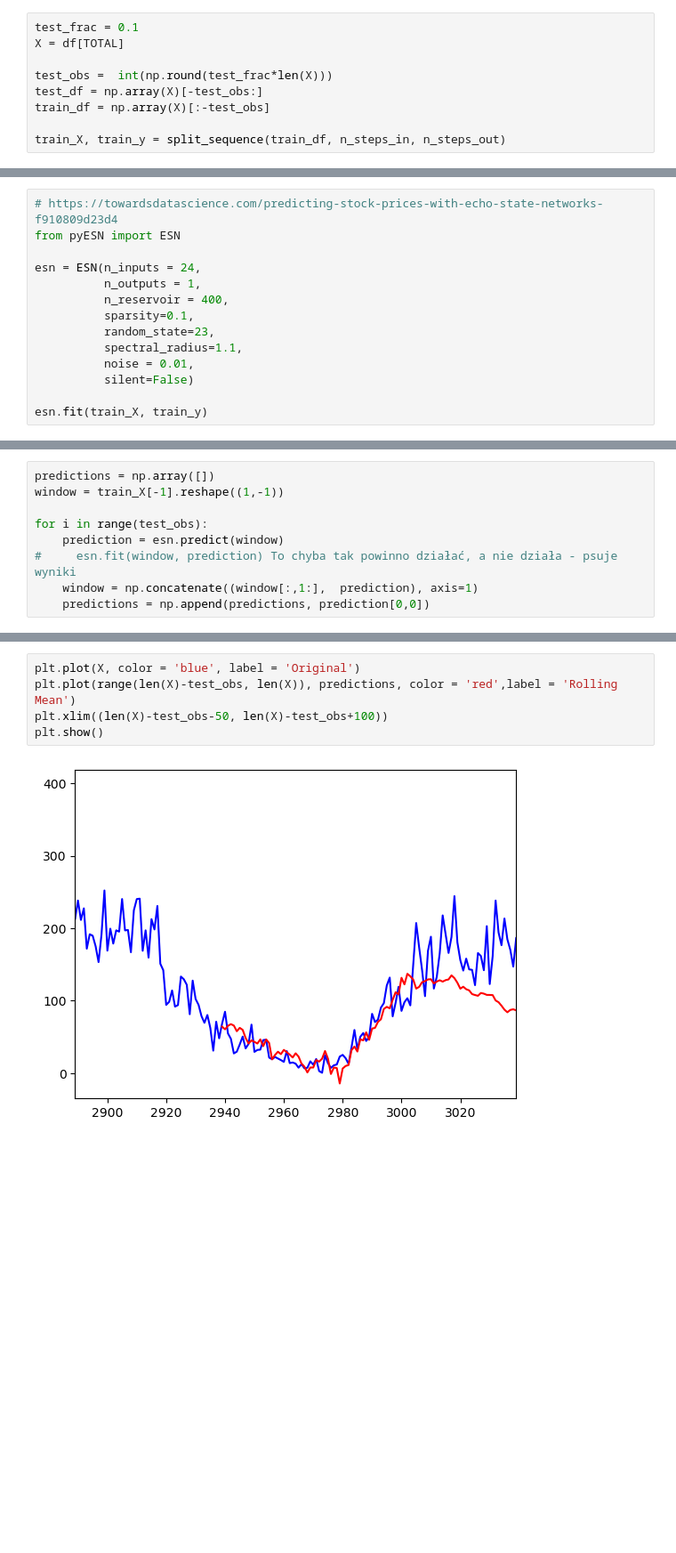
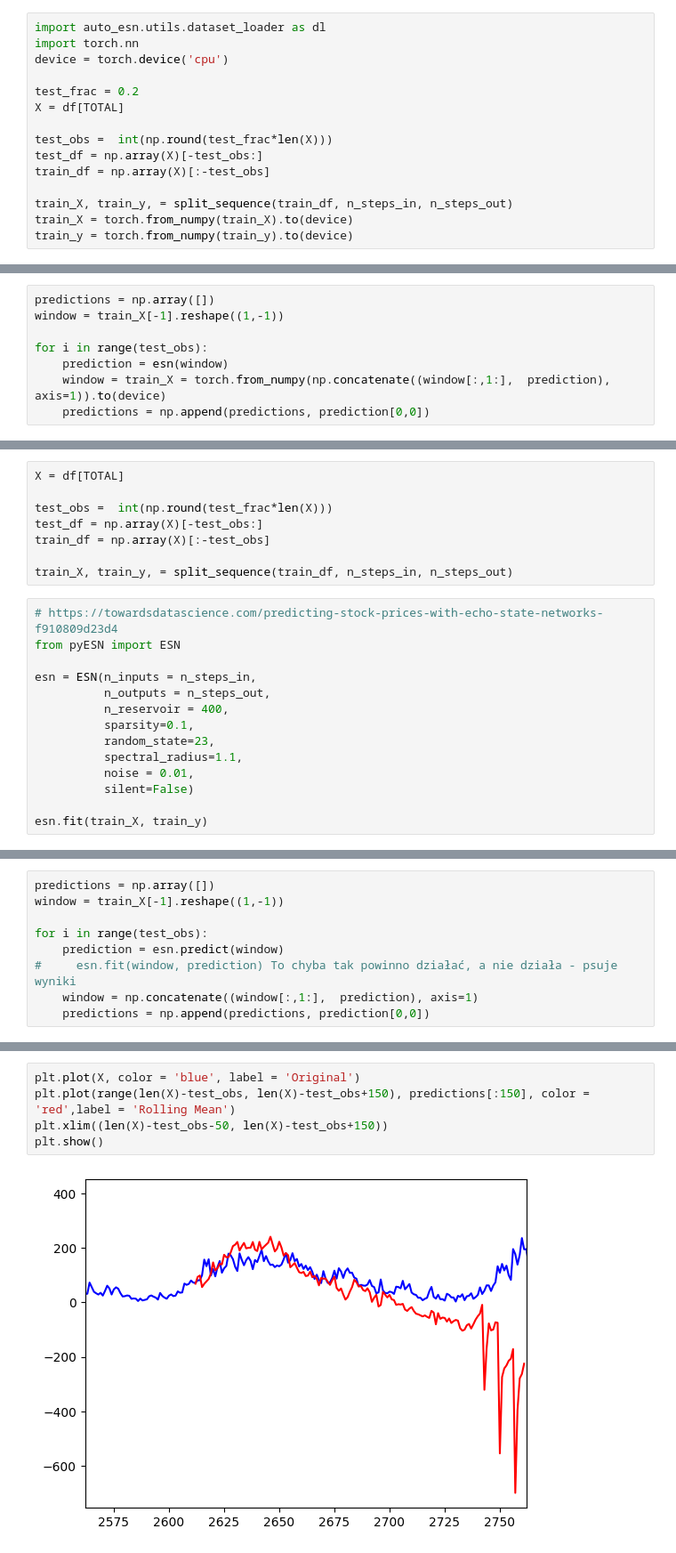
Before and after one commit to Wotaker/timeseries-models, a Jupyter notebook: models/ESN/sunspots.ipynb, the cells around one changed output, grey strips where cells are left out. Shown at 89% size. Cells and saved outputs as stored; diff of their text form; blank space fills up the shorter version.

Commit message:
rewritten to AutoESN

```diff
--- a/models/ESN/sunspots.ipynb
+++ b/models/ESN/sunspots.ipynb
@@ -156,9 +217,15 @@ n_steps_in, n_steps_out = 24, 1
 # %%
-test_frac = 0.1
+import auto_esn.utils.dataset_loader as dl
+import torch.nn
+device = torch.device('cpu')
+
+test_frac = 0.2
 X = df[TOTAL]
 
 test_obs =  int(np.round(test_frac*len(X)))
 test_df = np.array(X)[-test_obs:]
 train_df = np.array(X)[:-test_obs]
 
-train_X, train_y = split_sequence(train_df, n_steps_in, n_steps_out)
+train_X, train_y, = split_sequence(train_df, n_steps_in, n_steps_out)
+train_X = torch.from_numpy(train_X).to(device)
+train_y = torch.from_numpy(train_y).to(device)
@@ -172,0 +263,8 @@ train_X.shape, train_y.shape
+# %%
+predictions = np.array([])
+window = train_X[-1].reshape((1,-1))
+
+for i in range(test_obs):
+    prediction = esn(window)
+    window = train_X = torch.from_numpy(np.concatenate((window[:,1:],  prediction), axis=1)).to(device)
+    predictions = np.append(predictions, prediction[0,0])
@@ -173,9 +295,17 @@ train_X.shape, train_y.shape
+# %%
+X = df[TOTAL]
+
+test_obs =  int(np.round(test_frac*len(X)))
+test_df = np.array(X)[-test_obs:]
+train_df = np.array(X)[:-test_obs]
+
+train_X, train_y, = split_sequence(train_df, n_steps_in, n_steps_out)
 # %%
 # https://towardsdatascience.com/predicting-stock-prices-with-echo-state-networks-f910809d23d4
 from pyESN import ESN
 
-esn = ESN(n_inputs = 24,
-          n_outputs = 1,
+esn = ESN(n_inputs = n_steps_in,
+          n_outputs = n_steps_out,
           n_reservoir = 400,
           sparsity=0.1,
           random_state=23,
@@ -224,7 +368,7 @@ mse
 # %%
 plt.plot(X, color = 'blue', label = 'Original')
-plt.plot(range(len(X)-test_obs, len(X)), predictions, color = 'red',label = 'Rolling Mean')
-plt.xlim((len(X)-test_obs-50, len(X)-test_obs+100))
+plt.plot(range(len(X)-test_obs, len(X)-test_obs+150), predictions[:150], color = 'red',label = 'Rolling Mean')
+plt.xlim((len(X)-test_obs-50, len(X)-test_obs+150))
 plt.show()
 # %% [output]
-[figure, old version]
+[figure, new version]
```
Also changed, not shown: parts of 25 cells of this notebook, 1 other file.
